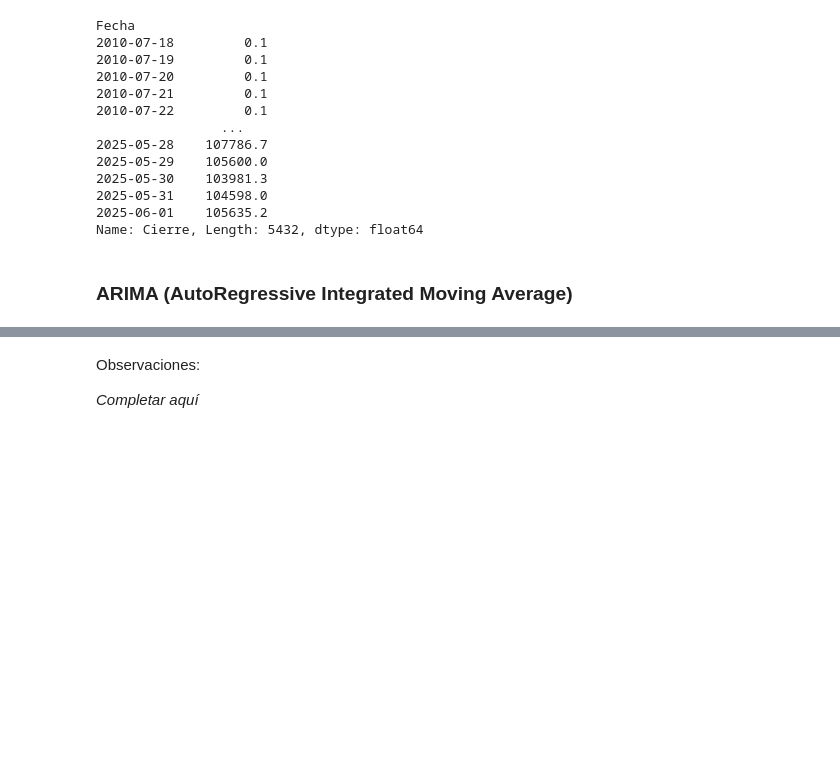
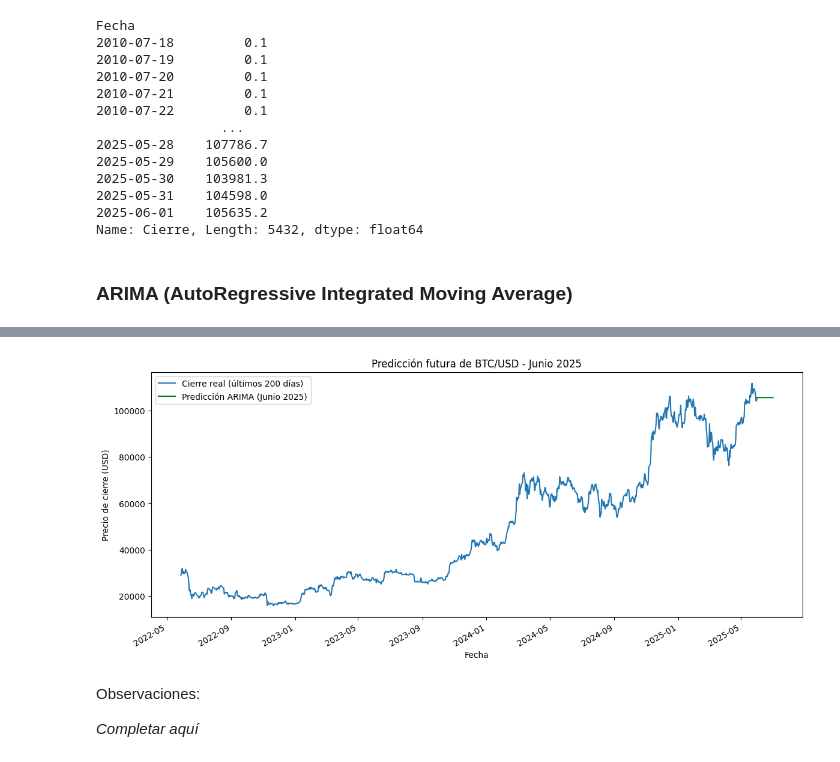
Before and after one commit to fabriciolopretto/BTC_Time_Series_Models, a Jupyter notebook: scripts/BTC_fernandez_lopretto_quiros_villanueva.ipynb, the cells around one changed output, grey strips where cells are left out. Cells and saved outputs as stored; diff of their text form; code cells hidden in the pictures; blank space fills up the shorter version.

```diff
--- a/scripts/BTC_fernandez_lopretto_quiros_villanueva.ipynb
+++ b/scripts/BTC_fernandez_lopretto_quiros_villanueva.ipynb
@@ -378,3 +402,24 @@ plt.show()
+# %%
+# Predicción a futuro: 30 días
+n_dias_futuro = 30
+predicciones_futuras = modelo_arima_cierre_fit.forecast(steps=n_dias_futuro)
+
+# Crear nuevo índice de fechas futuras
+ultima_fecha = serie_cierre.index[-1]
+fechas_futuras = pd.date_range(start=ultima_fecha + pd.Timedelta(days=1), periods=n_dias_futuro, freq='D')
+predicciones_futuras.index = fechas_futuras
+
+# Visualización
+plt.figure(figsize=(14, 6))
+serie_cierre[-1100:].plot(label='Cierre real (últimos 200 días)')
+predicciones_futuras.plot(label='Predicción ARIMA (Junio 2025)', linestyle='-', color='green')
+plt.legend()
+plt.title('Predicción futura de BTC/USD - Junio 2025')
+plt.xlabel('Fecha')
+plt.ylabel('Precio de cierre (USD)')
+plt.show()
+# %% [output]
+[figure, added]
 # %% [markdown]
 Observaciones:
 
```
Also changed, not shown: parts of 11 cells of this notebook.
